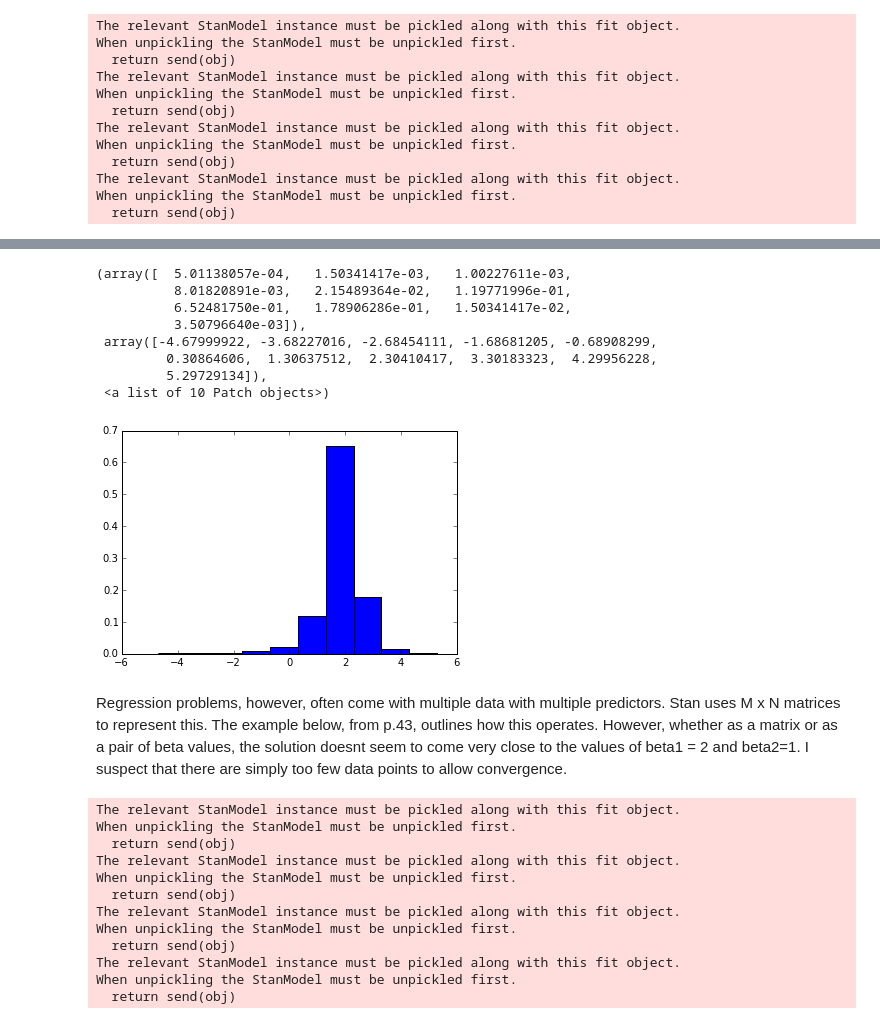
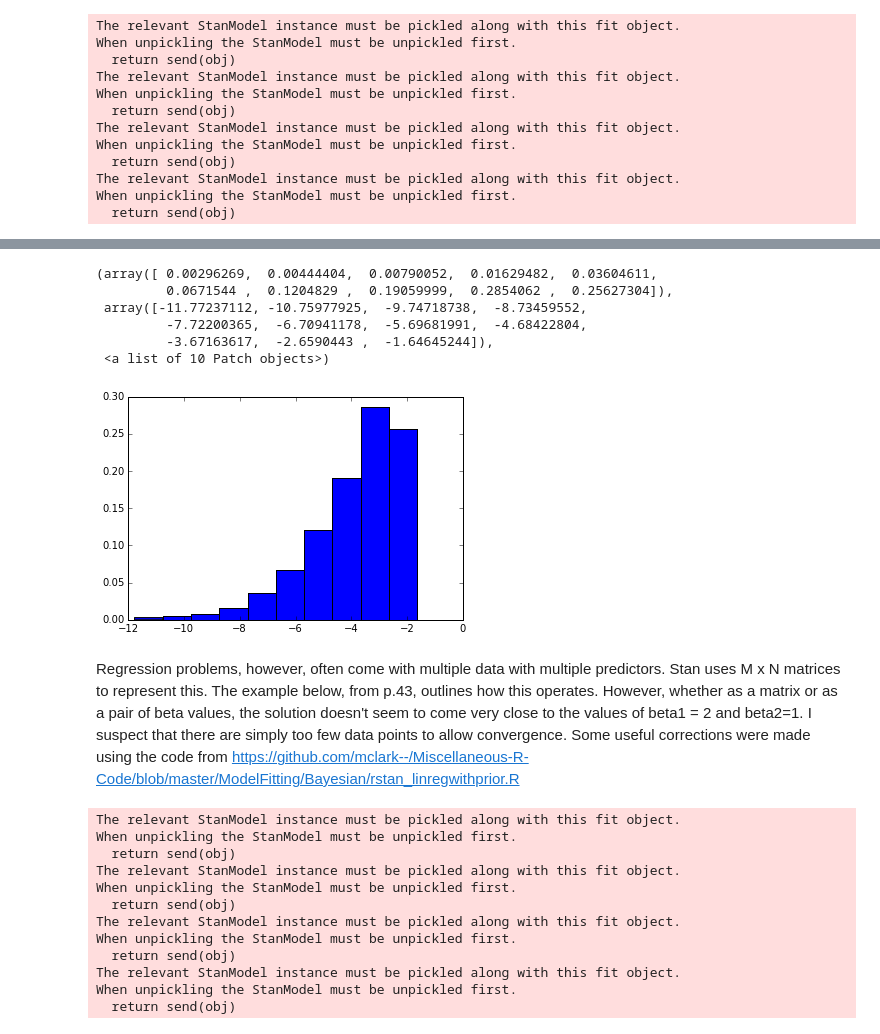
Before and after one commit to hillbs/Differential-Equations-and-Linear-Algebra, a Jupyter notebook: Bayesianism/pystan/PyStan_2_example.ipynb, the cells around one changed output, grey strips where cells are left out. Drawn from its saved outputs; the diff is of its cells as text; code cells hidden in the pictures.

```diff
--- a/Bayesianism/pystan/PyStan_2_example.ipynb
+++ b/Bayesianism/pystan/PyStan_2_example.ipynb
@@ -60,19 +63,17 @@ For each parameter, n_eff is a crude measure of effective sample size,
 and Rhat is the potential scale reduction factor on split chains (at
 convergence, Rhat=1).
 # %%
-plt.hist(regression_model.extract()['beta'],normed=True)
+plt.hist(regression_model.extract()['lp__'],normed=True)
 # %% [output]
-(array([  5.01138057e-04,   1.50341417e-03,   1.00227611e-03,
-          8.01820891e-03,   2.15489364e-02,   1.19771996e-01,
-          6.52481750e-01,   1.78906286e-01,   1.50341417e-02,
-          3.50796640e-03]),
- array([-4.67999922, -3.68227016, -2.68454111, -1.68681205, -0.68908299,
-         0.30864606,  1.30637512,  2.30410417,  3.30183323,  4.29956228,
-         5.29729134]),
+(array([ 0.00296269,  0.00444404,  0.00790052,  0.01629482,  0.03604611,
+         0.0671544 ,  0.1204829 ,  0.19059999,  0.2854062 ,  0.25627304]),
+ array([-11.77237112, -10.75977925,  -9.74718738,  -8.73459552,
+         -7.72200365,  -6.70941178,  -5.69681991,  -4.68422804,
+         -3.67163617,  -2.6590443 ,  -1.64645244]),
  <a list of 10 Patch objects>)
-[figure, old version]
+[figure, new version]
 # %% [markdown]
-Regression problems, however, often come with multiple data with multiple predictors. Stan uses M x N matrices to represent this. The example below, from p.43, outlines how this operates. However, whether as a matrix or as a pair of beta values, the solution doesnt seem to come very close to the values of beta1 = 2 and beta2=1. I suspect that there are simply too few data points to allow convergence.
+Regression problems, however, often come with multiple data with multiple predictors. Stan uses M x N matrices to represent this. The example below, from p.43, outlines how this operates. However, whether as a matrix or as a pair of beta values, the solution doesn't seem to come very close to the values of beta1 = 2 and beta2=1. I suspect that there are simply too few data points to allow convergence. Some useful corrections were made using the code from https://github.com/mclark--/Miscellaneous-R-Code/blob/master/ModelFitting/Bayesian/rstan_linregwithprior.R
 # %%
 data_reg2 = {'N':5,
              'K':2,
```
Also changed, not shown: parts of 19 cells of this notebook, 9 other files.
